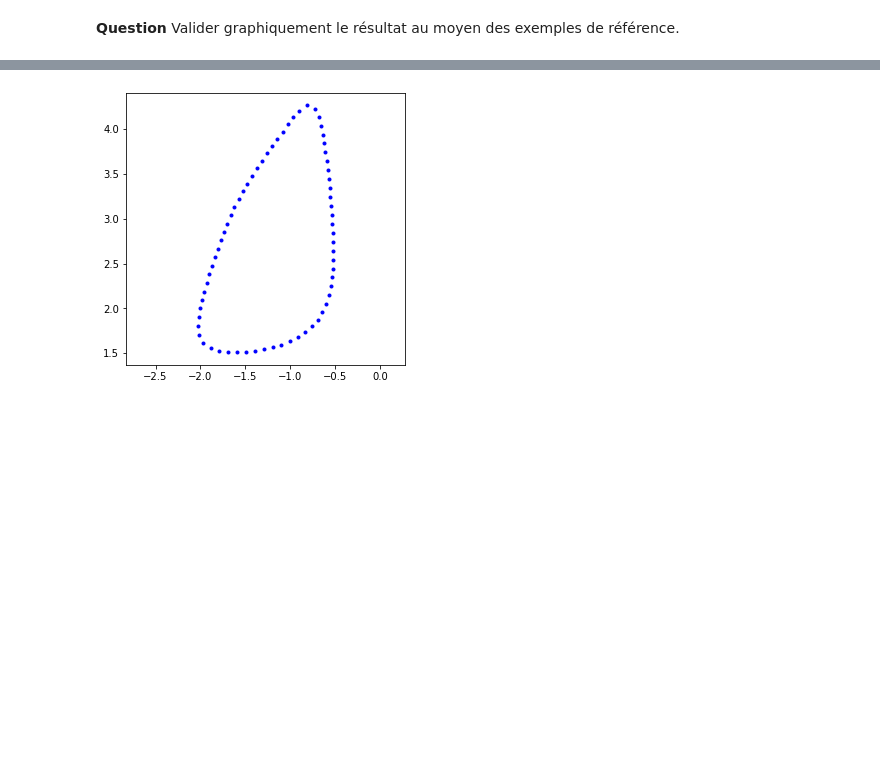
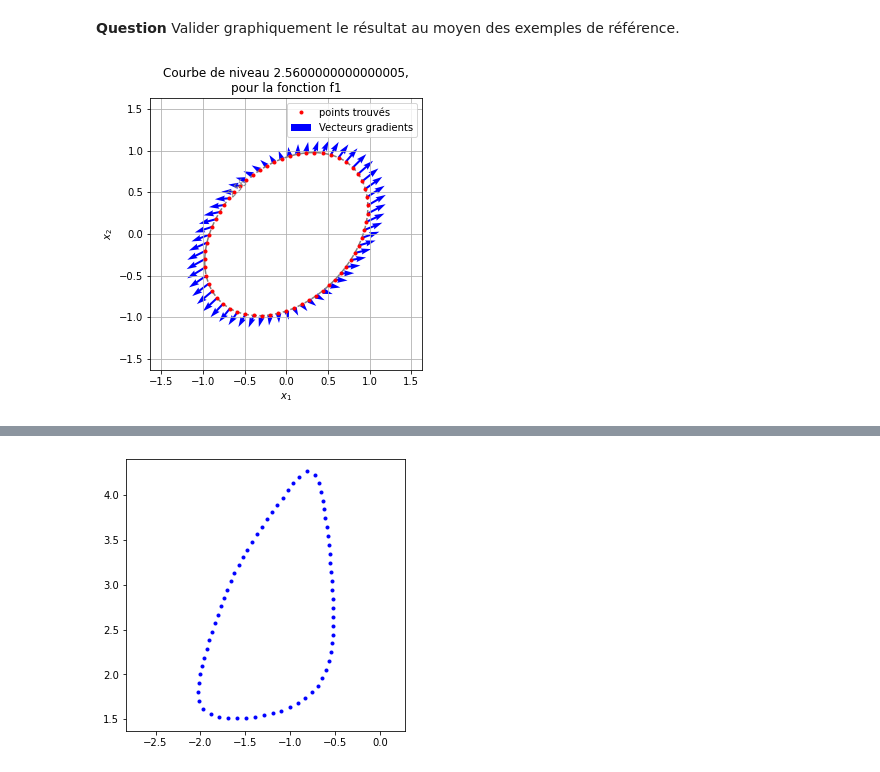
Before and after one commit to insectepoeme21/UE11_projet-numerique, a Jupyter notebook: Projet numérique - Calcul différentiel.ipynb, the cells around one changed output, grey strips where cells are left out. Cells and saved outputs as stored; diff of their text form; code cells hidden in the pictures; blank space fills up the shorter version.

```diff
--- a/Projet numérique - Calcul différentiel.ipynb
+++ b/Projet numérique - Calcul différentiel.ipynb
@@ -296,0 +327,5 @@ def level_curve_2(f, x0, y0, delta=0.1, N=10, eps=eps):
+# %%
+#affichage de level_curve pour la fonction f1
+affichage(f1, 0.8, 0.8)
+# %% [output]
+[figure, added]
```
Also changed, not shown: parts of 17 cells of this notebook, 1 other file.
